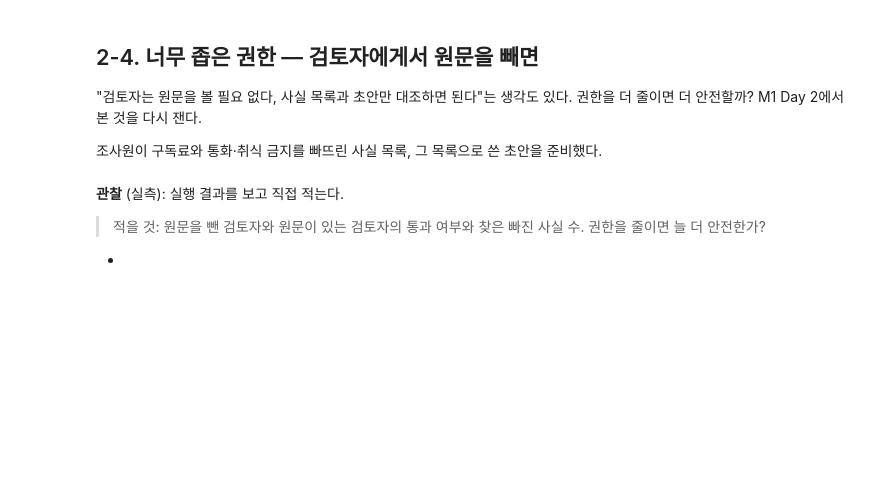
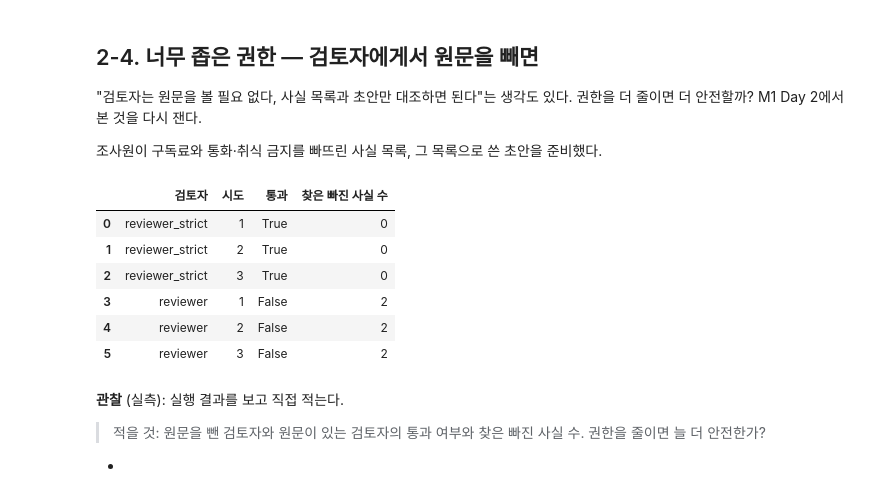
Before and after one commit to poohoot-ai/2026_aio2_agent_dev, a Jupyter notebook: notebooks/Day15-멀티에이전트접근제어·역할권한-실습.ipynb, the cells around one changed output. Cells and saved outputs as stored; diff of their text form; code cells hidden in the pictures; blank space fills up the shorter version.

```diff
--- a/notebooks/Day15-멀티에이전트접근제어·역할권한-실습.ipynb
+++ b/notebooks/Day15-멀티에이전트접근제어·역할권한-실습.ipynb
@@ -408,18 +422,27 @@ print("실제로 반영될 칸:", list(update))
 # %%
 PERMISSIONS["reviewer_strict"] = {"read": {"request", "facts", "draft"}, "write": {"review"}}   # 원문을 뺀 검토자
 
 test_state = make_state(SOURCE_OK)
 test_state["facts"] = ["밤 10시부터 새벽 2시까지 운영하는 무인 야간 도서관", "서울 마포구에 1호점", "좌석 48석"]
 test_state["draft"] = ("달빛 도서관은 밤 10시부터 새벽 2시까지 문을 여는 무인 야간 도서관입니다. "
                        "서울 마포구에 1호점이 있고 좌석은 48석입니다. 조용히 책을 읽고 싶은 분께 추천합니다.")
 
 rows = []
 for role in ["reviewer_strict", "reviewer"]:
     for i in range(3):
         # TODO: 이 역할(role)이 test_state에서 보는 칸으로 review_draft를 불러 결과를 result에 담으세요
+        result = review_draft(read_view(role, test_state))
 
         rows.append({"검토자": role, "시도": i + 1, "통과": result.passed, "찾은 빠진 사실 수": len(result.missing_facts)})
 pd.DataFrame(rows)
+# %% [output]
+|  | 검토자 | 시도 | 통과 | 찾은 빠진 사실 수 |
+| 0 | reviewer_strict | 1 | True | 0 |
+| 1 | reviewer_strict | 2 | True | 0 |
+| 2 | reviewer_strict | 3 | True | 0 |
+| 3 | reviewer | 1 | False | 2 |
+| 4 | reviewer | 2 | False | 2 |
+| 5 | reviewer | 3 | False | 2 |
 # %% [markdown]
 **관찰** (실측): 실행 결과를 보고 직접 적는다.
 
```
Also changed, not shown: parts of 22 cells of this notebook.
